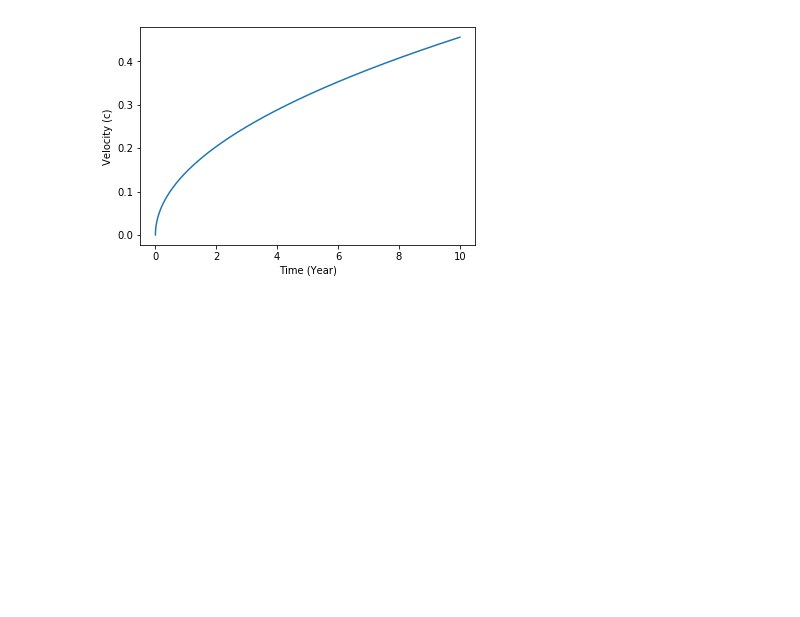
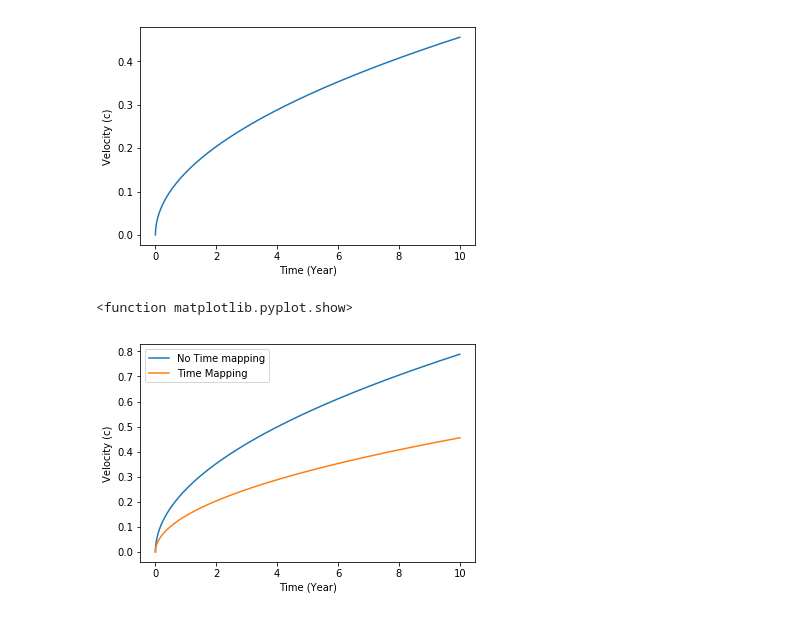
Before and after one commit to gfearnley1/Travelling-to-Alpha-Centauri, a Jupyter notebook: Wording the Problem.ipynb, the cells around one changed output. Cells and saved outputs as stored; diff of their text form; code cells hidden in the pictures; blank space fills up the shorter version.

```diff
--- a/Wording the Problem.ipynb
+++ b/Wording the Problem.ipynb
@@ -145,7 +149,9 @@ def dU_dt(U, t):  # EoM of the catcher
     #Here U is a vector such that x = U[0] and z = U[1]. This function should return [y',z']
     return[U[1], tau *(1 - m_0 * U[1]**3 / ( P_s * U[0]))]
 
-U0 = [1, v_receding]        # Will need to discuss the model's sensitivity to initial conditions - What happens at x = 0?
+
+x_0 = v_receding**3 * m_0 / P_s
+U0 = [x_0, v_receding]        # Will need to discuss the model's sensitivity to initial conditions - What happens at x = 0?
 ts = numpy.linspace(1, 10 * YEAR_S, 1e5)
 Us = odeint(dU_dt, U0, ts)
 xs = Us[:,0]
@@ -170,3 +176,24 @@ pyplot.ylabel('Velocity (c)')
 pyplot.show()
 # %% [output]
 [figure]
+# %%
+def dV_dt(V, t):  # EoM of the catcher with the launcher right next to the catcher - no time mapping
+    #Here U is a vector such that x = U[0] and z = x dot = U[1]. This function should return [x dot, x double dot]
+    return[V[1], tau / ( 1 + (tau * m_0 / (v_e * F_L) ) * V[1])]
+
+V_0 = [0, 0]
+Vs = odeint(dV_dt, V_0, ts)
+V_xs = Vs[:,0]
+V_vs = Vs[:,1]
+# %%
+pyplot.plot(ts / YEAR_S , V_vs / c, label = 'No Time mapping')
+pyplot.plot(ts / YEAR_S, vs / c, label = 'Time Mapping')
+
+pyplot.xlabel('Time (Years)')
+pyplot.ylabel('Velocity (c)')
+pyplot.legend()
+
+pyplot.show
+# %% [output]
+<function matplotlib.pyplot.show>
+[figure, added]
```
Also changed, not shown: parts of 3 cells of this notebook.
